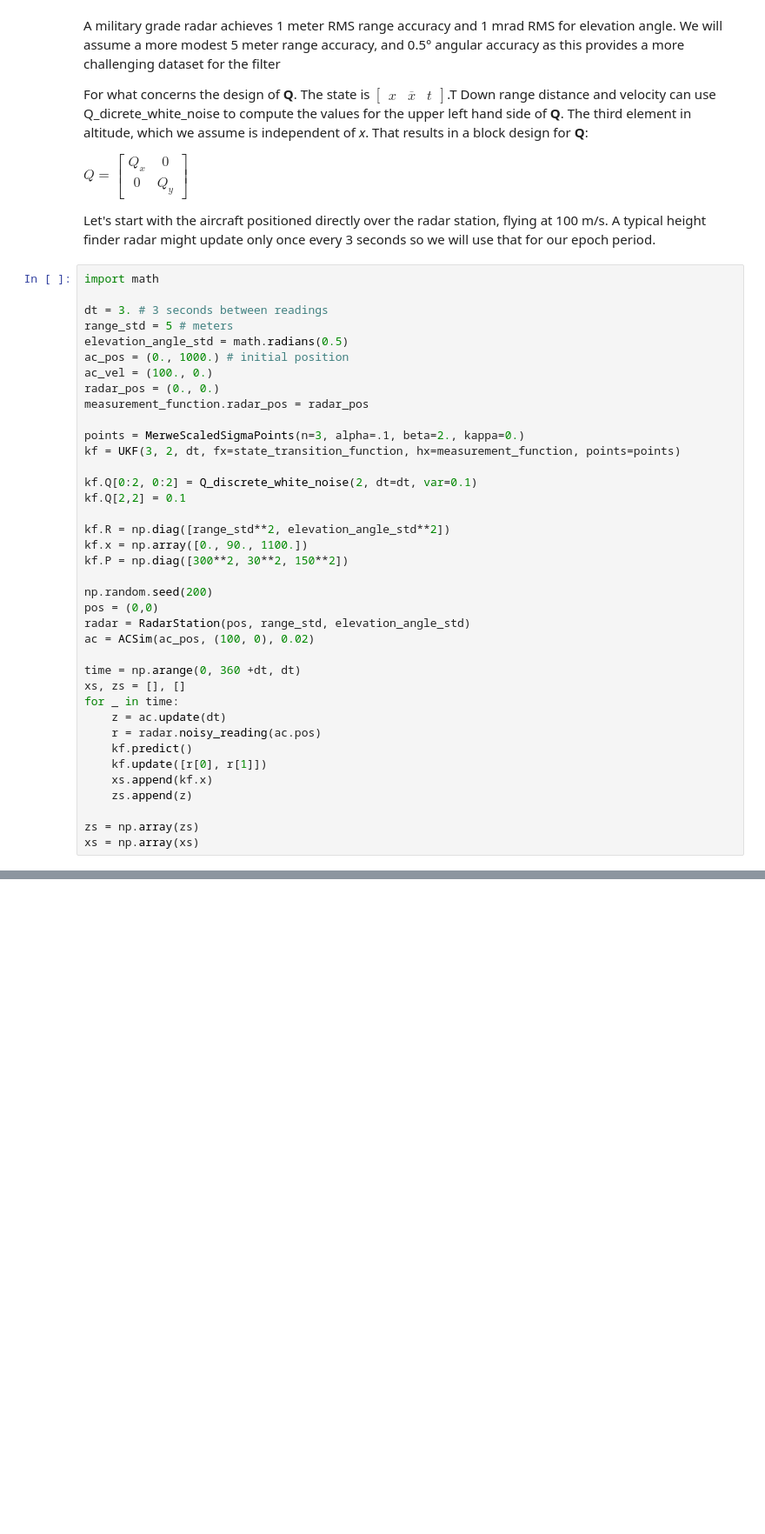
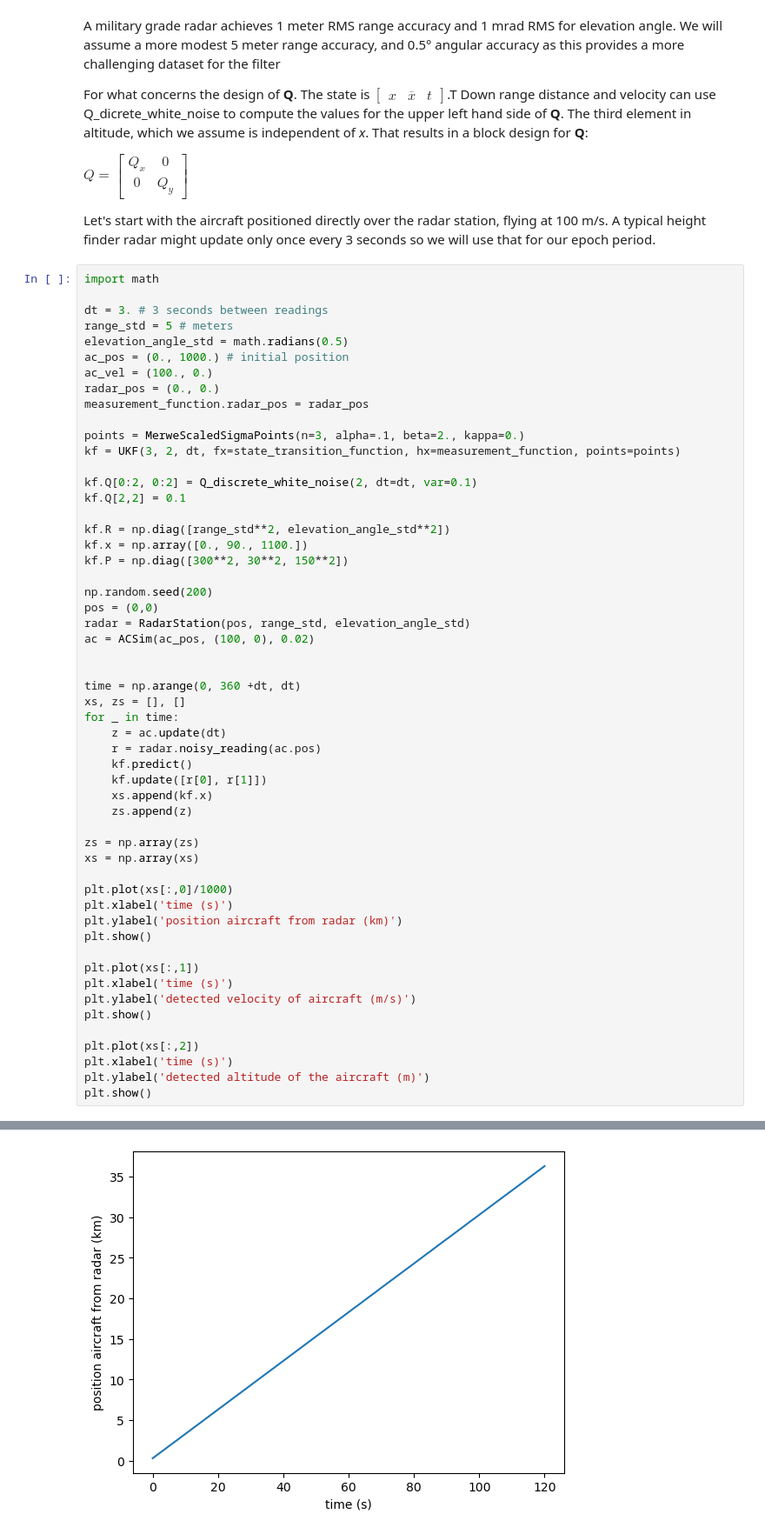
Before and after one commit to giuliaprosio/unscented-kalman-filters, a Jupyter notebook: UKF.ipynb, the cells around one changed output, grey strips where cells are left out. Shown at 87% size. Saved outputs shown, nothing was run; the diff lists cells and outputs as text; blank space fills up the shorter version.

Commit message:
Completed aircraft tracking project with constant altitude from radar signal

```diff
--- a/UKF.ipynb
+++ b/UKF.ipynb
@@ -637,6 +654,7 @@ pos = (0,0)
 radar = RadarStation(pos, range_std, elevation_angle_std)
 ac = ACSim(ac_pos, (100, 0), 0.02)
 
+
 time = np.arange(0, 360 +dt, dt)
 xs, zs = [], []
 for _ in time:
@@ -649,4 +667,19 @@ for _ in time:
 
 zs = np.array(zs)
 xs = np.array(xs)
+
+plt.plot(xs[:,0]/1000)
+plt.xlabel('time (s)')
+plt.ylabel('position aircraft from radar (km)')
+plt.show()
+
+plt.plot(xs[:,1])
+plt.xlabel('time (s)')
+plt.ylabel('detected velocity of aircraft (m/s)')
+plt.show()
+
+plt.plot(xs[:,2])
+plt.xlabel('time (s)')
+plt.ylabel('detected altitude of the aircraft (m)')
+plt.show()
 # %% [output]
@@ -669,0 +686 @@ xs = np.array(xs)
+[figure, added]
```
Also changed, not shown: parts of 8 cells of this notebook.
